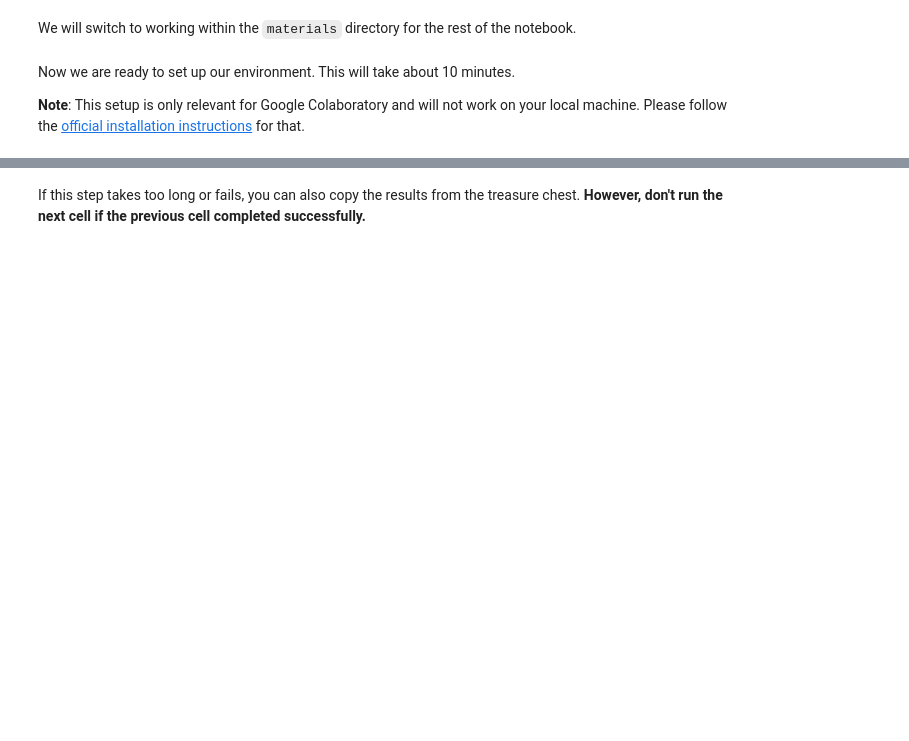
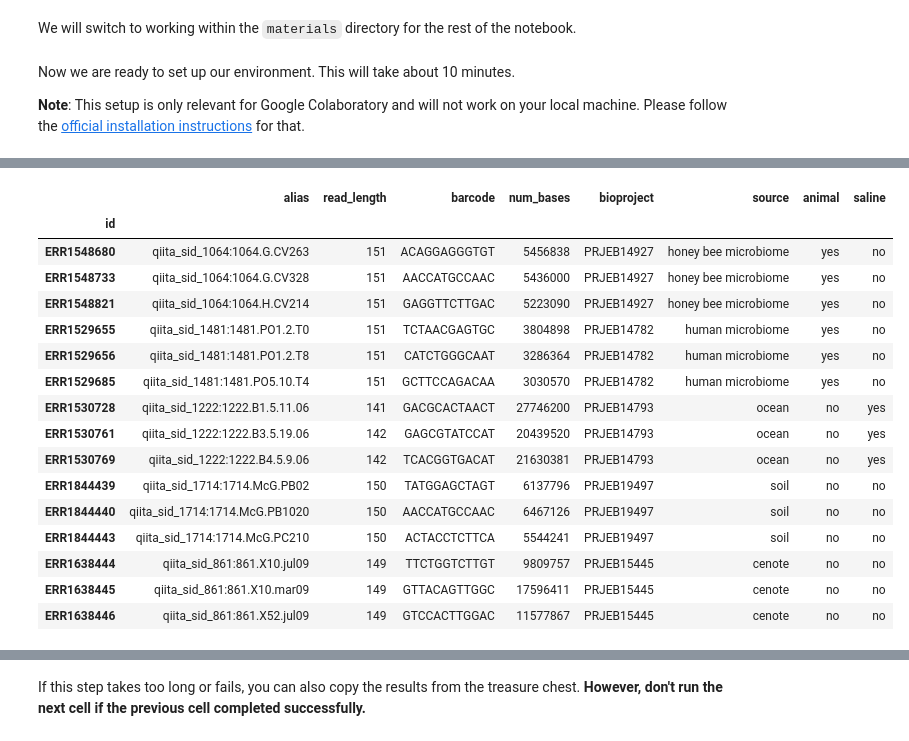
Before and after one commit to bokulich-lab/advanced-comp-bio-tutorial, a Jupyter notebook: amplicon_analysis.ipynb, the cells around one changed output, grey strips where cells are left out. Cells and saved outputs as stored; diff of their text form; code cells hidden in the pictures; blank space fills up the shorter version.

```diff
--- a/amplicon_analysis.ipynb
+++ b/amplicon_analysis.ipynb
@@ -31,3 +53,24 @@ Now we are ready to set up our environment. This will take about 10 minutes.
+# %%
+md = pd.read_csv('data/metadata.tsv', sep='\t', index_col=0)
+md
+# %% [output]
+|  | alias | read_length | barcode | num_bases | bioproject | source | animal | saline |
+| id |  |  |  |  |  |  |  |  |
+| ERR1548680 | qiita_sid_1064:1064.G.CV263 | 151 | ACAGGAGGGTGT | 5456838 | PRJEB14927 | honey bee microbiome | yes | no |
+| ERR1548733 | qiita_sid_1064:1064.G.CV328 | 151 | AACCATGCCAAC | 5436000 | PRJEB14927 | honey bee microbiome | yes | no |
+| ERR1548821 | qiita_sid_1064:1064.H.CV214 | 151 | GAGGTTCTTGAC | 5223090 | PRJEB14927 | honey bee microbiome | yes | no |
+| ERR1529655 | qiita_sid_1481:1481.PO1.2.T0 | 151 | TCTAACGAGTGC | 3804898 | PRJEB14782 | human microbiome | yes | no |
+| ERR1529656 | qiita_sid_1481:1481.PO1.2.T8 | 151 | CATCTGGGCAAT | 3286364 | PRJEB14782 | human microbiome | yes | no |
+| ERR1529685 | qiita_sid_1481:1481.PO5.10.T4 | 151 | GCTTCCAGACAA | 3030570 | PRJEB14782 | human microbiome | yes | no |
+| ERR1530728 | qiita_sid_1222:1222.B1.5.11.06 | 141 | GACGCACTAACT | 27746200 | PRJEB14793 | ocean | no | yes |
+| ERR1530761 | qiita_sid_1222:1222.B3.5.19.06 | 142 | GAGCGTATCCAT | 20439520 | PRJEB14793 | ocean | no | yes |
+| ERR1530769 | qiita_sid_1222:1222.B4.5.9.06 | 142 | TCACGGTGACAT | 21630381 | PRJEB14793 | ocean | no | yes |
+| ERR1844439 | qiita_sid_1714:1714.McG.PB02 | 150 | TATGGAGCTAGT | 6137796 | PRJEB19497 | soil | no | no |
+| ERR1844440 | qiita_sid_1714:1714.McG.PB1020 | 150 | AACCATGCCAAC | 6467126 | PRJEB19497 | soil | no | no |
+| ERR1844443 | qiita_sid_1714:1714.McG.PC210 | 150 | ACTACCTCTTCA | 5544241 | PRJEB19497 | soil | no | no |
+| ERR1638444 | qiita_sid_861:861.X10.jul09 | 149 | TTCTGGTCTTGT | 9809757 | PRJEB15445 | cenote | no | no |
+| ERR1638445 | qiita_sid_861:861.X10.mar09 | 149 | GTTACAGTTGGC | 17596411 | PRJEB15445 | cenote | no | no |
+| ERR1638446 | qiita_sid_861:861.X52.jul09 | 149 | GTCCACTTGGAC | 11577867 | PRJEB15445 | cenote | no | no |
 # %% [markdown]
 ## Our first QIIME 2 command
 
```
Also changed, not shown: parts of 31 cells of this notebook, 2 other files.
